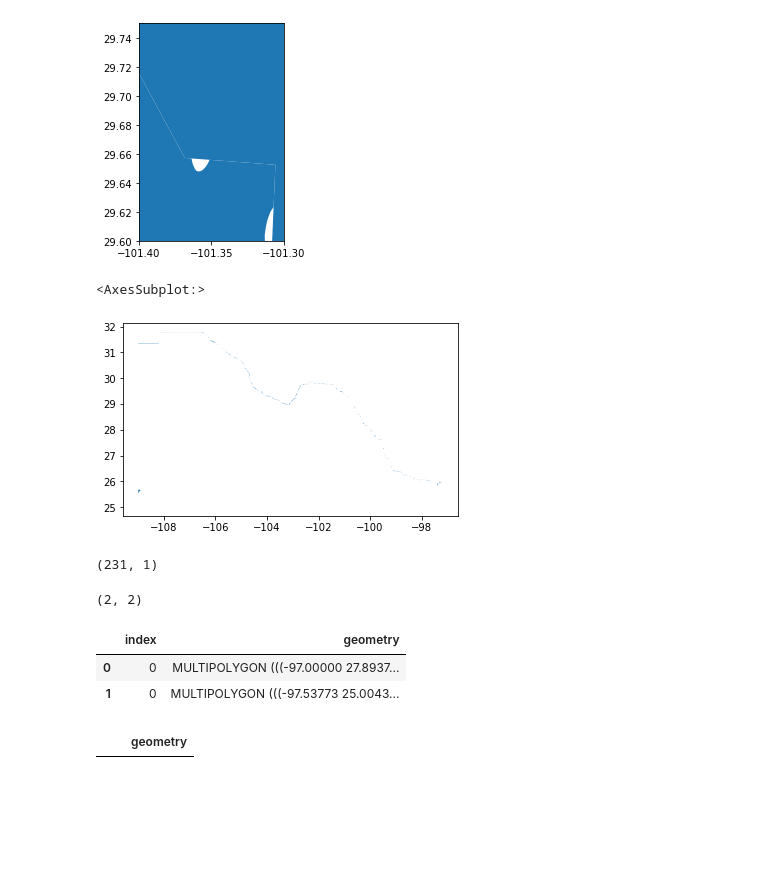
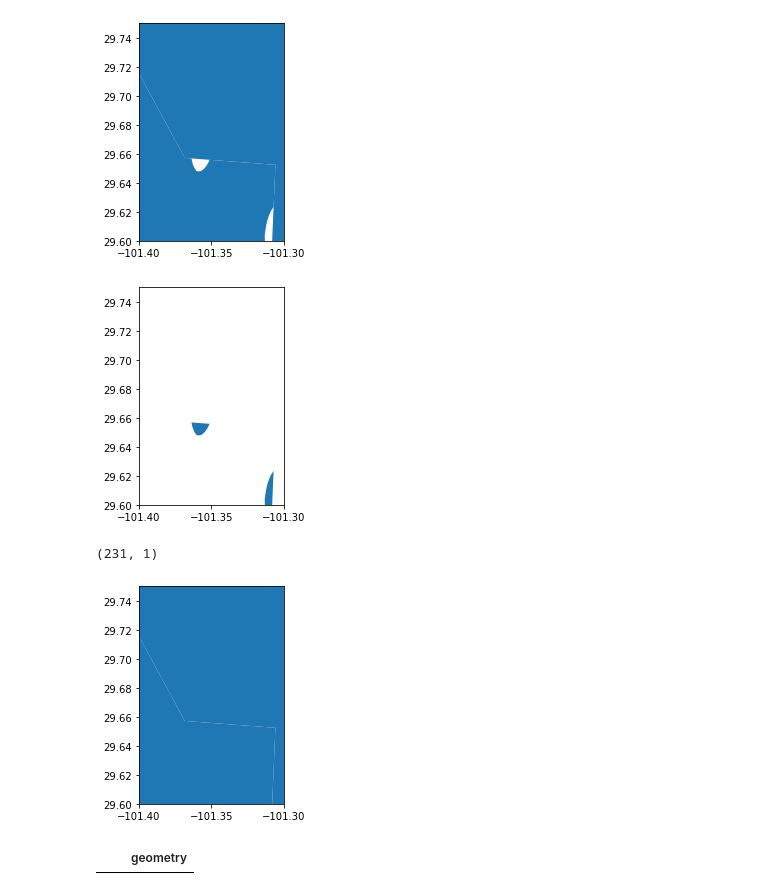
Before and after one commit to sjsrey/geoplanar, a Jupyter notebook: notebooks/usmex.ipynb, the cells around one changed output. Saved outputs shown, nothing was run; the diff lists cells and outputs as text; code cells hidden in the pictures; blank space fills up the shorter version.

Commit message:
update example for usmex border

```diff
--- a/notebooks/usmex.ipynb
+++ b/notebooks/usmex.ipynb
@@ -14,0 +4,3 @@ import libpysal
+# %%
+mexico = geopandas.read_file("../geoplanar/datasets/mexico/mex_admbnda_adm0_govmex_20210618.shp")
+mexico.plot()
@@ -32,7 +32,7 @@ us.plot()
 <AxesSubplot:>
 [figure]
 # %%
-usmex = us.append(mex)
+usmex = us.append(mexico)
 # %%
 usmex.plot()
 # %% [output]
@@ -96,6 +69,6 @@ border.shape
 # %%
 usborder = geopandas.clip(clipper, us)
-mexborder = geopandas.clip(clipper, mex)
+mexborder = geopandas.clip(clipper, mexico)
 # %% [output]
 Use `to_crs()` to reproject one of the input geometries to match the CRS of the other.
 
@@ -134,6 +107,9 @@ Here we see an example of the kinds of problems that can occur when combining di
 There are two types of problems this induces. Consider a point that is situated to the south of the Mexican border but North of the US border. This can only occur when the Mexican linestring is north of the US linestring. Since under planar enforcement, a point can belong to at most a single polygon, this situation would be a violation - not to mention the kind of cartographic error that can lead to a border war.
 
 A second error occurs when a point is north of the Mexican linestring, but south of the US linestring. In this case, the point is not contained by either the US or Mexico polygons.
+# %%
+usmex = usborder.append(mexborder)
+usmex.reset_index(inplace=True)
 # %%
 border_overlaps_removed = geoplanar.trim_overlaps(usmex)
 # %%
@@ -145,26 +121,23 @@ _ = base.set_ylim(29.6, 29.75)
 # %%
 holes = geoplanar.holes(border_overlaps_removed)
 # %%
-holes.plot()
+base = holes.plot()
+_ = base.set_xlim(-101.4, -101.3)
+_ = base.set_ylim(29.6, 29.75)
 # %% [output]
-<AxesSubplot:>
-[figure, old version]
+[figure, new version]
 # %%
 holes.shape
 # %% [output]
 (231, 1)
 # %%
 final = geoplanar.fill_holes(border_overlaps_removed)
-# %%
-final.shape
-# %% [output]
-(2, 2)
-# %%
-final.head()
-# %% [output]
-|  | index | geometry |
-| 0 | 0 | MULTIPOLYGON (((-97.00000 27.8937... |
-| 1 | 0 | MULTIPOLYGON (((-97.53773 25.0043... |
+# %%
+base = final.plot()
+_ = base.set_xlim(-101.4, -101.3)
+_ = base.set_ylim(29.6, 29.75)
+# %% [output]
+[figure, added]
 # %%
 h1 = geoplanar.holes(final)
 # %%
```
Also changed, not shown: parts of 18 cells of this notebook.
